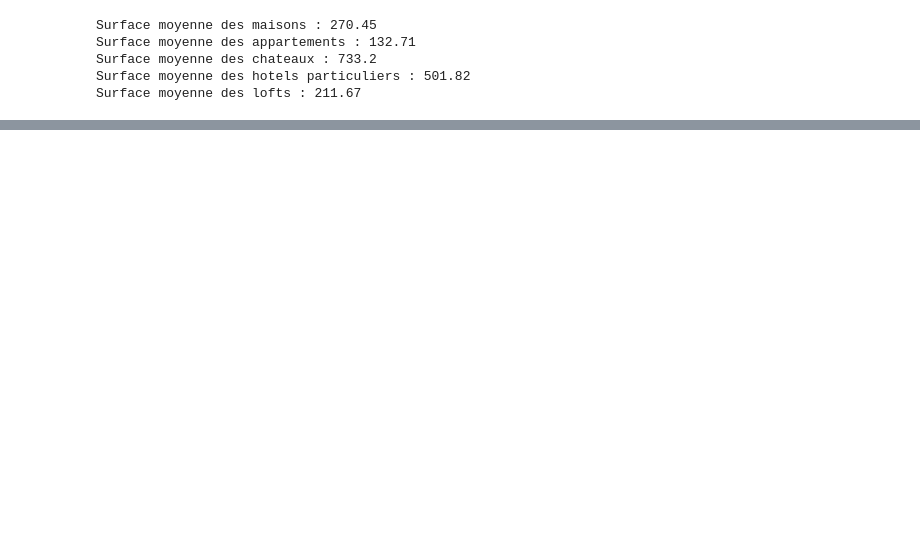
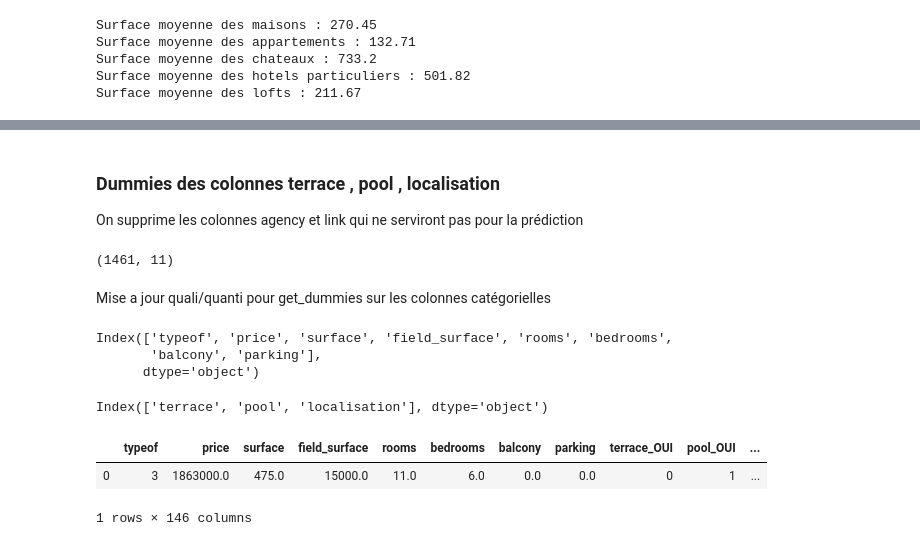
Before and after one commit to Simplon-IA-Bdx-1/realestate-alexis-bastien-clement-vincent, a Jupyter notebook: immos_analyse_data.ipynb, the cells around one changed output, grey strips where cells are left out. Drawn from its saved outputs; the diff is of its cells as text; code cells hidden in the pictures; blank space fills up the shorter version.

```diff
--- a/immos_analyse_data.ipynb
+++ b/immos_analyse_data.ipynb
@@ -579,0 +610,3 @@ Surface moyenne des lofts : 211.67
+# %% [markdown]
+### Dummies des colonnes terrace , pool , localisation
+On supprime les colonnes agency et link qui ne serviront pas pour la prédiction
@@ -579,0 +616,7 @@ Surface moyenne des lofts : 211.67
+# %%
+data_full.head(1)
+print(data_full.shape)
+# %% [output]
+(1461, 11)
+# %% [markdown]
+Mise a jour quali/quanti pour get_dummies sur les colonnes catégorielles
@@ -579,0 +626,10 @@ Surface moyenne des lofts : 211.67
+# %%
+quan
+# %% [output]
+Index(['typeof', 'price', 'surface', 'field_surface', 'rooms', 'bedrooms',
+       'balcony', 'parking'],
+      dtype='object')
+# %%
+qual
+# %% [output]
+Index(['terrace', 'pool', 'localisation'], dtype='object')
@@ -579,0 +638,6 @@ Surface moyenne des lofts : 211.67
+# %%
+data_full.head(1)
+# %% [output]
+|  | typeof | price | surface | field_surface | rooms | bedrooms | balcony | parking | terrace_OUI | pool_OUI | ... |
+| 0 | 3 | 1863000.0 | 475.0 | 15000.0 | 11.0 | 6.0 | 0.0 | 0.0 | 0 | 1 | ... |
+1 rows × 146 columns
```
Also changed, not shown: parts of 20 cells of this notebook.
